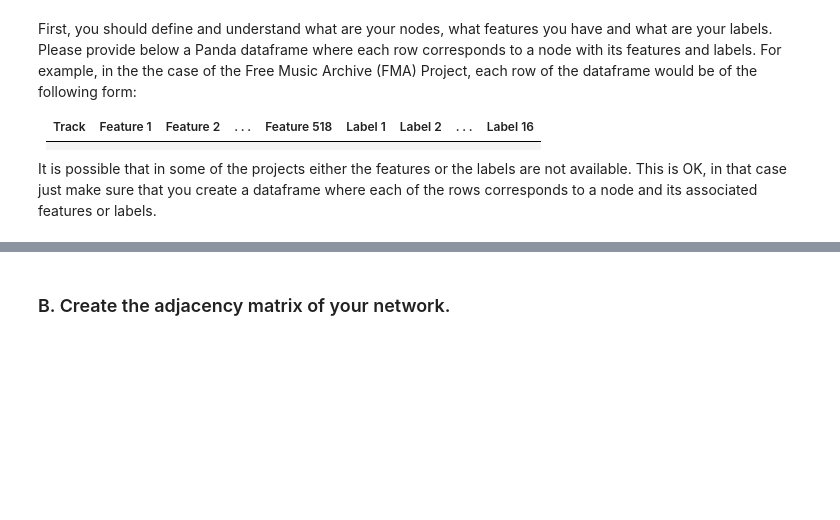
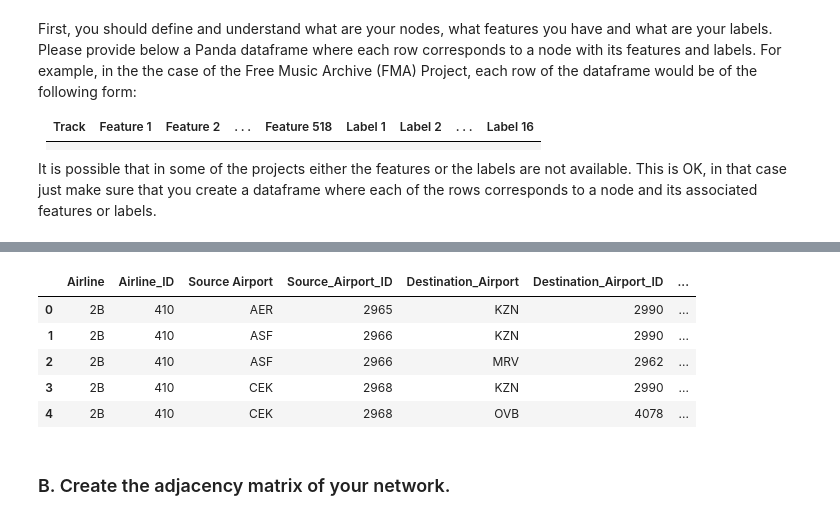
Before and after one commit to weberjoe/NTDS-MS-1-Route2-911, a Jupyter notebook: 1_network_properties.ipynb, the cells around one changed output, grey strips where cells are left out. Saved outputs shown, nothing was run; the diff lists cells and outputs as text; code cells hidden in the pictures; blank space fills up the shorter version.

```diff
--- a/1_network_properties.ipynb
+++ b/1_network_properties.ipynb
@@ -59,3 +64,12 @@ edges_df = edges_df[edges_df['Destination_Airport_ID'] != '\\N']
+# %%
+edges_df.head()
+# %% [output]
+|  | Airline | Airline_ID | Source Airport | Source_Airport_ID | Destination_Airport | Destination_Airport_ID | ... |
+| 0 | 2B | 410 | AER | 2965 | KZN | 2990 | ... |
+| 1 | 2B | 410 | ASF | 2966 | KZN | 2990 | ... |
+| 2 | 2B | 410 | ASF | 2966 | MRV | 2962 | ... |
+| 3 | 2B | 410 | CEK | 2968 | KZN | 2990 | ... |
+| 4 | 2B | 410 | CEK | 2968 | OVB | 4078 | ... |
 # %% [markdown]
 ### B. Create the adjacency matrix of your network.
 # %% [markdown]
```
Also changed, not shown: parts of 7 cells of this notebook.
